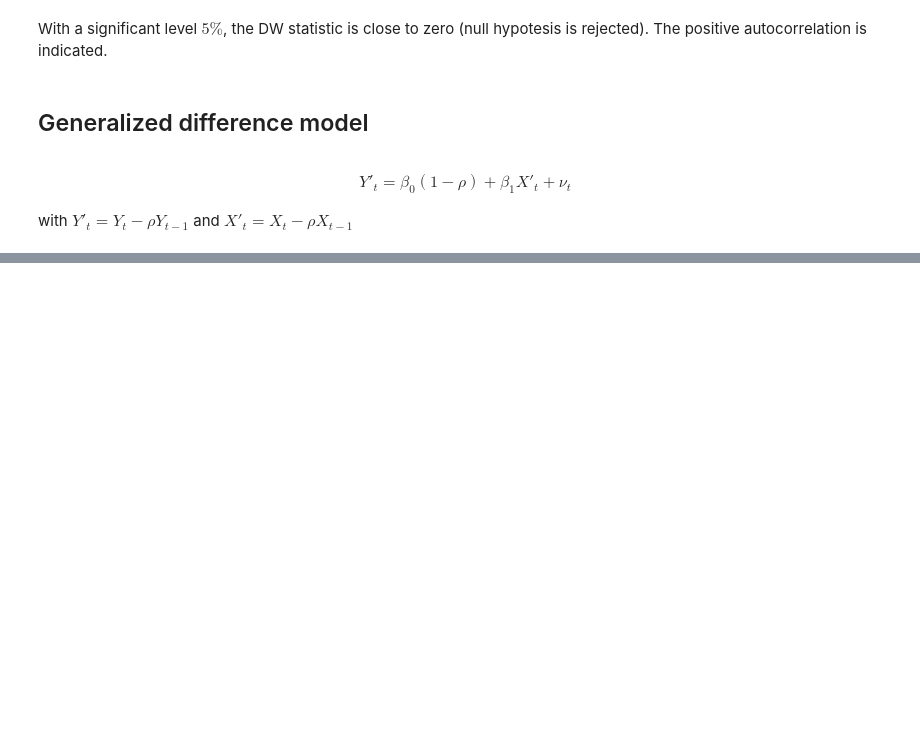
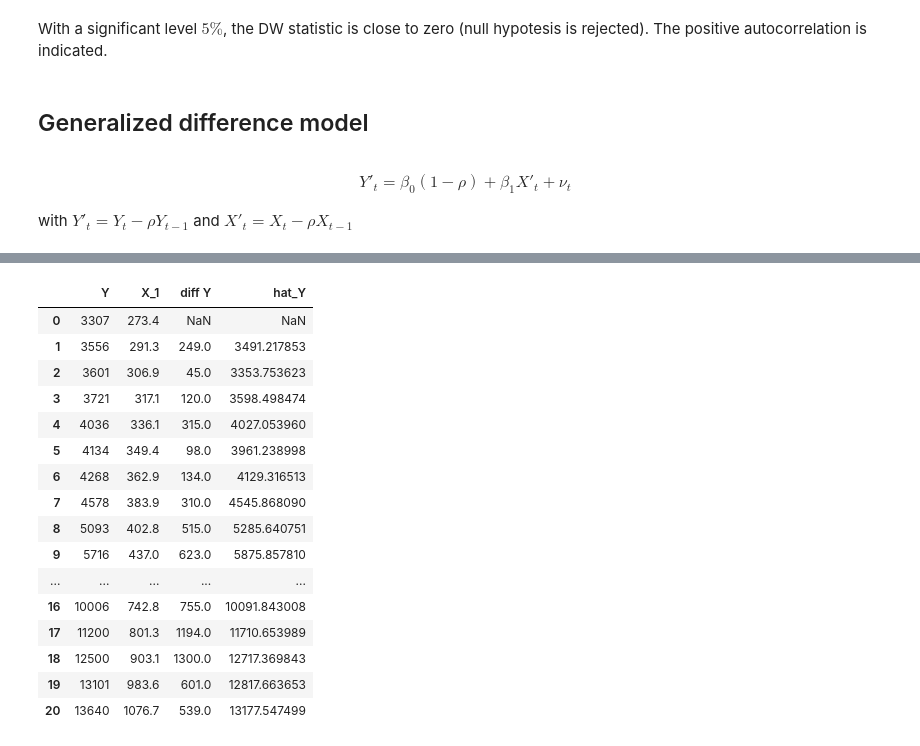
Before and after one commit to LugoBlogger/SI-201-542-forecasting-technique, a Jupyter notebook: chapter-07/07-example-05-generalized-diff.ipynb, the cells around one changed output, grey strips where cells are left out. Drawn from its saved outputs; the diff is of its cells as text; code cells hidden in the pictures; blank space fills up the shorter version.

```diff
--- a/chapter-07/07-example-05-generalized-diff.ipynb
+++ b/chapter-07/07-example-05-generalized-diff.ipynb
@@ -441,0 +450,40 @@ df_generalized
+# %%
+def residual_func(params, x, y_data, x0, y0_data):
+  """The following definition of residual_func is a little bit trickier.
+     We have to separate the first value of x and y_data to make input/output
+     array of x and y_data have the same dimension"""
+  beta0 = params["beta0"].value
+  beta1 = params["beta1"].value
+  rho = params["rho"].value
+
+  diff_x = np.zeros_like(x, dtype=float)
+  diff_x[1:] = x[1:] - rho*x[:-1]
+  diff_x[0] = x[0] - rho*x0
+
+  diff_y_data = np.zeros_like(y_data, dtype=float)
+  diff_y_data[1:] = y_data[1:] - rho*y_data[:-1]
+  diff_y_data[0] = y_data[0] - rho*y0_data
+
+  return diff_y_data - beta0*(1. - rho) - beta1*diff_x
+
+def least_squares(df):
+  params = lmfit.Parameters()
+  params.add("beta0", 50_000)
+  params.add("beta1", 5)
+  params.add("rho", 0.5)
+
+  x = df["X_1"].to_numpy()
+  x0 = x[0]
+  x = x[1:]
+  y_data = df["Y"].to_numpy()
+  y0_data = y_data[0]
+  y_data = y_data[1:]
+  ol = lmfit.minimize(residual_func, params, args=(x, y_data, x0, y0_data),
+    method="leastsq", ftol=1e-20)
+
+  df["hat_Y"] = df["Y"] + np.hstack((np.nan, ol.residual))
+
+  return ol, df
+# %%
+regress_generalized, df_regress  = least_squares(df_generalized)
+regress_generalized
@@ -441,0 +509,20 @@ df_generalized
+# %%
+df_regress
+# %% [output]
+|  | Y | X_1 | diff Y | hat_Y |
+| 0 | 3307 | 273.4 | NaN | NaN |
+| 1 | 3556 | 291.3 | 249.0 | 3491.217853 |
+| 2 | 3601 | 306.9 | 45.0 | 3353.753623 |
+| 3 | 3721 | 317.1 | 120.0 | 3598.498474 |
+| 4 | 4036 | 336.1 | 315.0 | 4027.053960 |
+| 5 | 4134 | 349.4 | 98.0 | 3961.238998 |
+| 6 | 4268 | 362.9 | 134.0 | 4129.316513 |
+| 7 | 4578 | 383.9 | 310.0 | 4545.868090 |
+| 8 | 5093 | 402.8 | 515.0 | 5285.640751 |
+| 9 | 5716 | 437.0 | 623.0 | 5875.857810 |
+| ... | ... | ... | ... | ... |
+| 16 | 10006 | 742.8 | 755.0 | 10091.843008 |
+| 17 | 11200 | 801.3 | 1194.0 | 11710.653989 |
+| 18 | 12500 | 903.1 | 1300.0 | 12717.369843 |
+| 19 | 13101 | 983.6 | 601.0 | 12817.663653 |
+| 20 | 13640 | 1076.7 | 539.0 | 13177.547499 |
```
Also changed, not shown: parts of 6 cells of this notebook, 2 other files.
